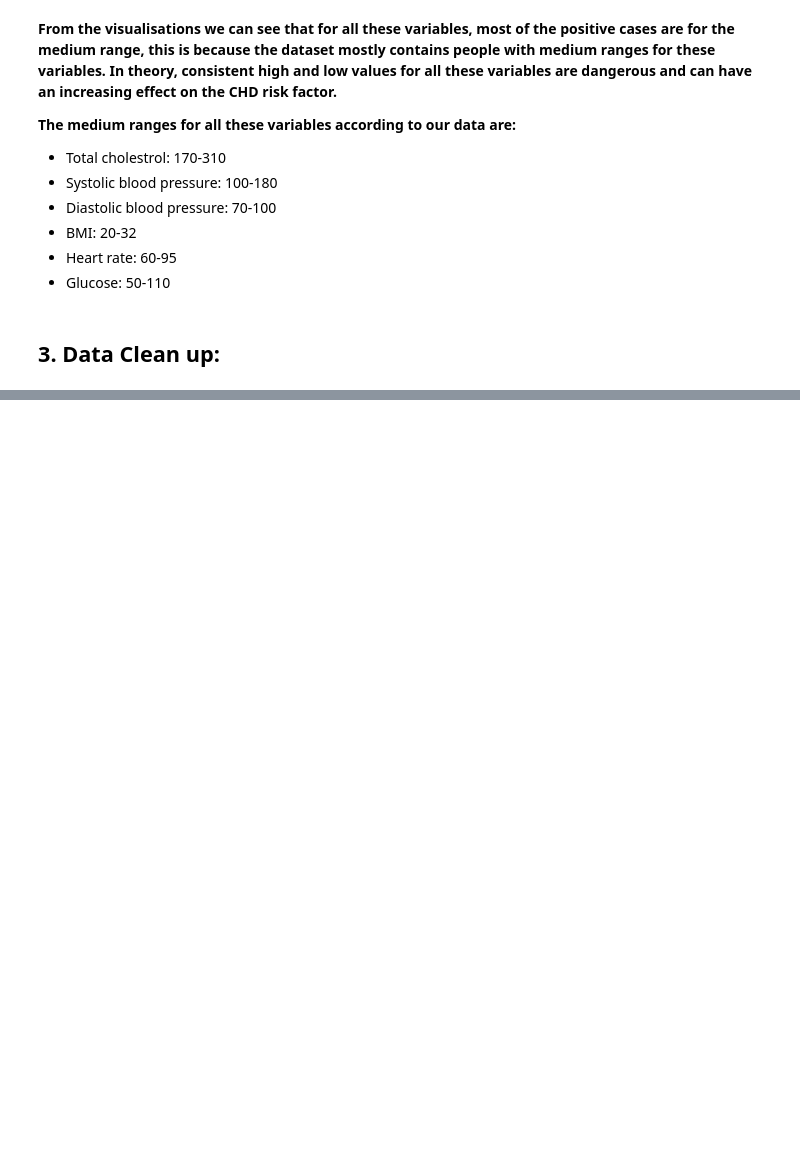
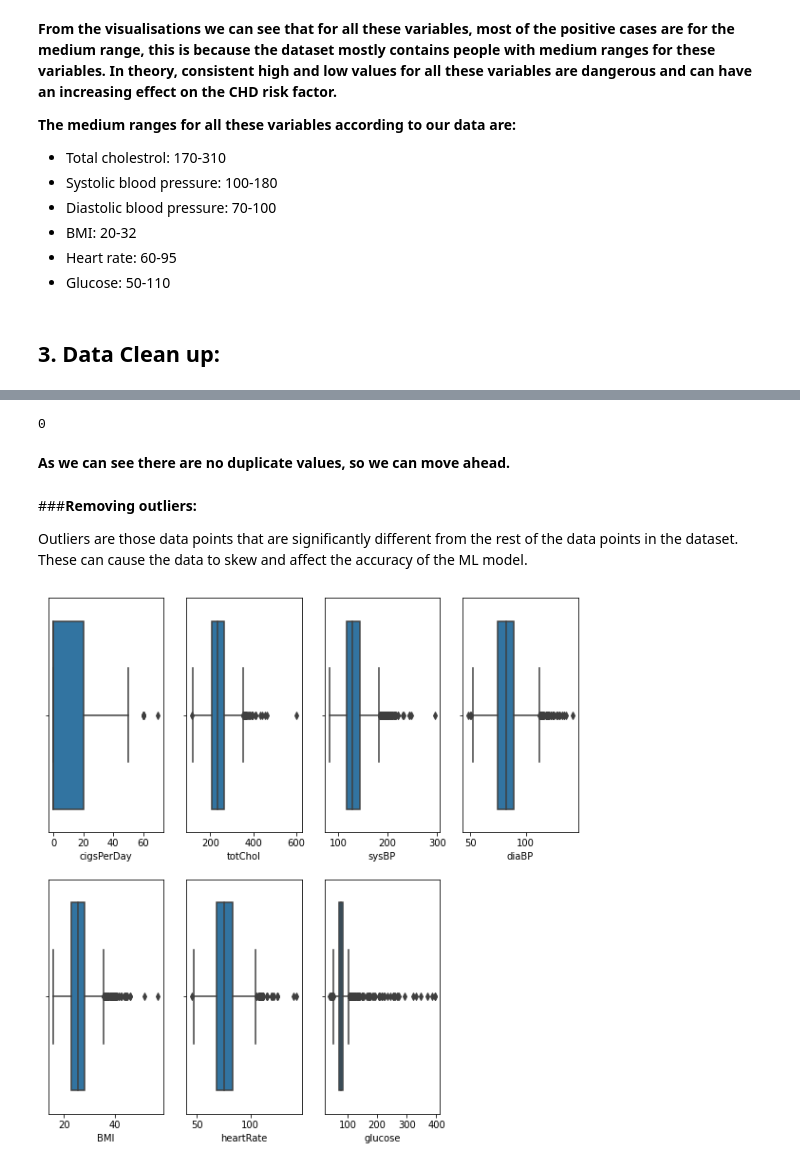
Before and after one commit to Syed-Adnan-S/Cardiovascular-Risk-Prediction, a Jupyter notebook: Cardiovascular_Risk_Prediction_Capstone_Project_Syed_Adnan_S.ipynb, the cells around one changed output, grey strips where cells are left out. Saved outputs shown, nothing was run; the diff lists cells and outputs as text; code cells hidden in the pictures; blank space fills up the shorter version.

```diff
--- a/Cardiovascular_Risk_Prediction_Capstone_Project_Syed_Adnan_S.ipynb
+++ b/Cardiovascular_Risk_Prediction_Capstone_Project_Syed_Adnan_S.ipynb
@@ -317,0 +354,4 @@ for col in curr_med_list:
+# %%
+#Imputing values for glucose column
+mean = math.ceil(crp_df['glucose'].mean())     #getting the mean value of the glucose column
+crp_df['glucose'].fillna(mean, inplace=True)   #Imputing the null values with mean value
@@ -317,0 +381,3 @@ for col in curr_med_list:
+# %%
+#Deleting the rest of the null values
+crp_df.dropna(inplace=True)
@@ -317,0 +415,22 @@ for col in curr_med_list:
+# %%
+#Checking for duplicate values
+crp_df.duplicated().sum()
+# %% [output]
+0
+# %% [markdown]
+<b>As we can see there are no duplicate values, so we can move ahead.</b>
+# %% [markdown]
+###<b>Removing outliers:</b>
+
+Outliers are those data points that are significantly different from the rest of the data points in the dataset. These can cause the data to skew and affect the accuracy of the ML model.
+# %%
+#Defining a list with numerical columns that can have outliers
+poss_outlier_cols = ['cigsPerDay','totChol','sysBP','diaBP','BMI','heartRate','glucose']
+# %%
+#Visualising boxplots to find if columns contain outliers
+plt.figure(figsize=(10,10))
+for index,item in enumerate(poss_outlier_cols):
+  plt.subplot(2,4,index+1)
+  sns.boxplot(crp_df[item])
+# %% [output]
+[figure, added]
```
Also changed, not shown: parts of 30 cells of this notebook.
